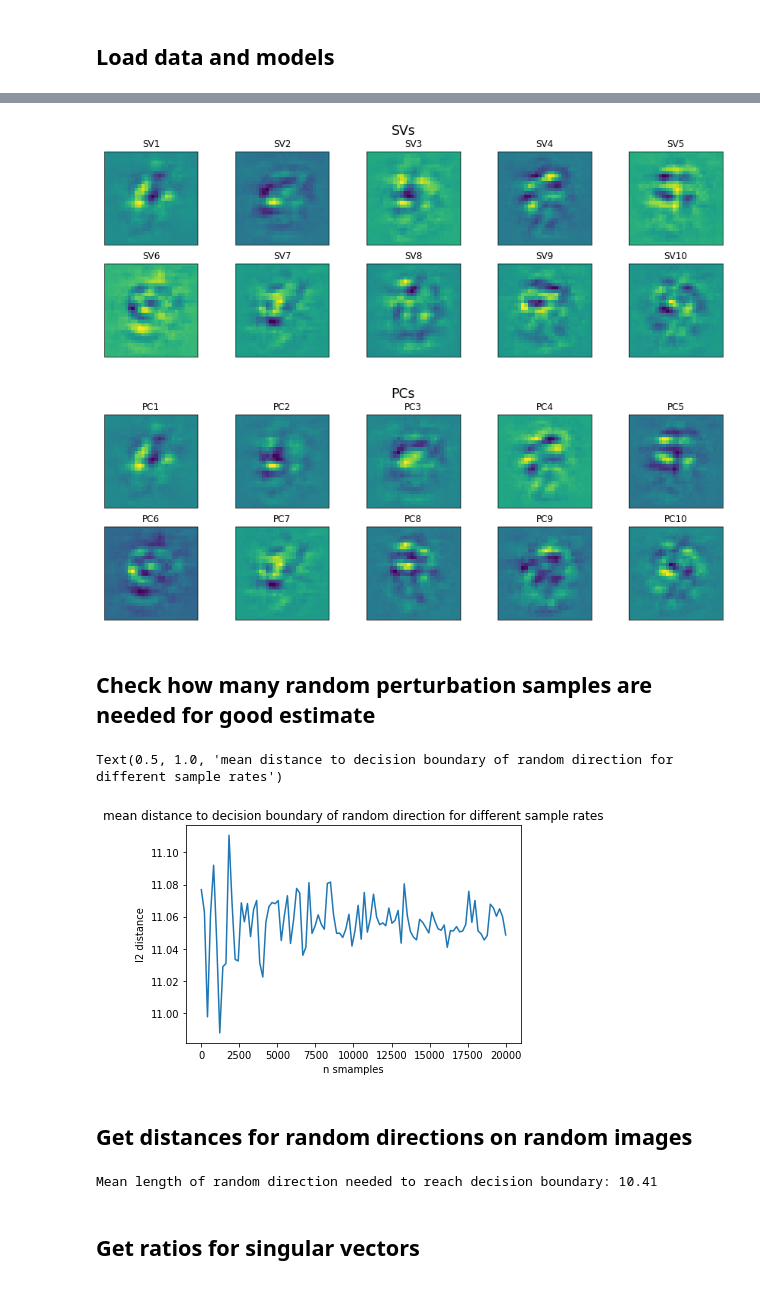
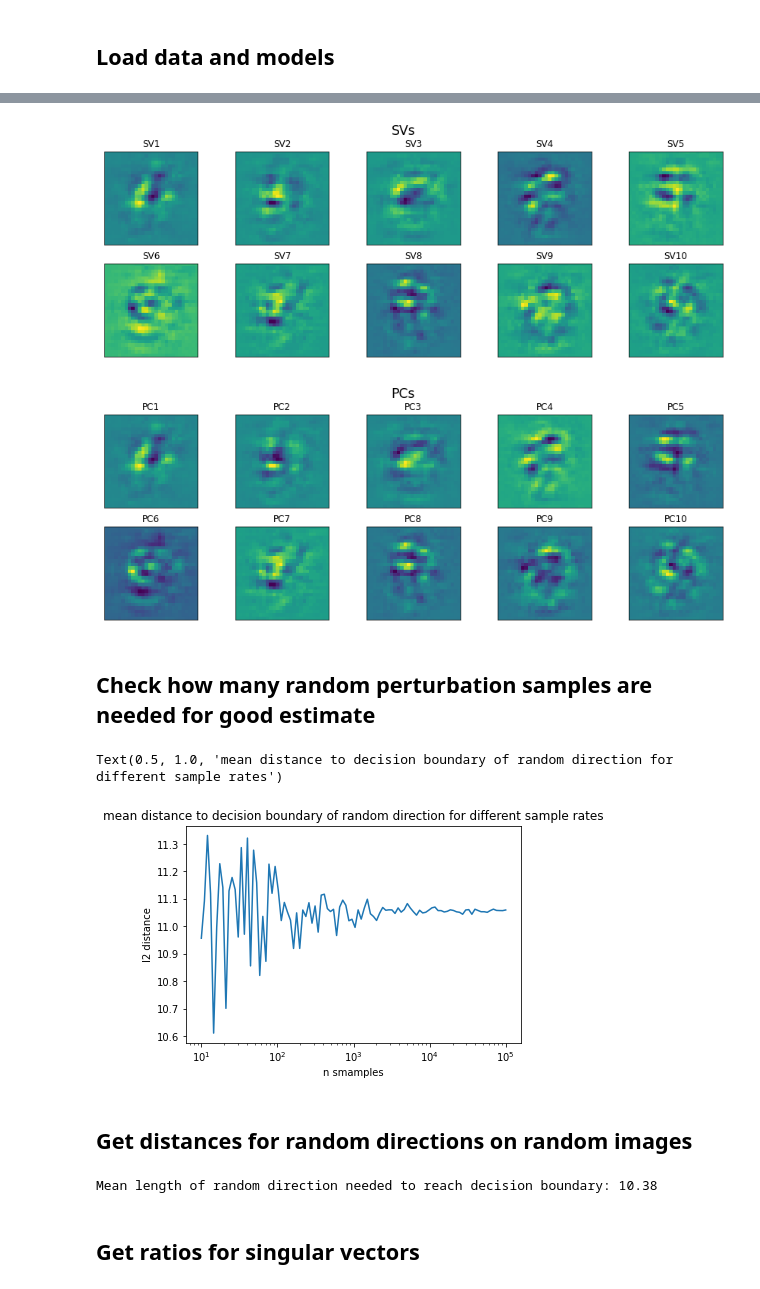
Before and after one commit to david-schu/TheGeometryOfAdversarialSubspaces, a Jupyter notebook: Universal_perts.ipynb, the cells around one changed output, grey strips where cells are left out. Cells and saved outputs as stored; diff of their text form; code cells hidden in the pictures.

```diff
--- a/Universal_perts.ipynb
+++ b/Universal_perts.ipynb
@@ -17,15 +17,15 @@ from sklearn.decomposition import PCA
 # %%
 # define functions
 
-def get_dist(orig, pert, model, delta=0.01, epsilons = np.linspace(-100,100,201)):
+def get_dist(orig, pert, model_, delta=0.01, epsilons = np.linspace(-100,100,201)):
     orig = orig.reshape(784)
     unitary_pert = pert.reshape(784)/np.linalg.norm(pert.reshape(784))
 
-    label = np.argmax(model(torch.tensor(np.reshape(orig, (1, 1, 28, 28)), device=dev())).detach().cpu().numpy())
+    label = np.argmax(model_(torch.tensor(np.reshape(orig, (1, 1, 28, 28)), device=dev())).detach().cpu().numpy())
 
-    inputs = np.outer(epsilons,unitary_pert) + orig
+    inputs = (np.outer(epsilons,unitary_pert) + orig).clip(0,1)
 
-    pred = model(torch.tensor(inputs.astype('float32'), device=dev()).reshape(-1, 1, 28, 28)).detach().cpu().numpy()
+    pred = model_(torch.tensor(inputs.astype('float32'), device=dev()).reshape(-1, 1, 28, 28)).detach().cpu().numpy()
     pred_classes = np.argmax(pred, axis=-1)
 
     if np.all(pred_classes==label):
@@ -42,24 +42,24 @@ def get_dist(orig, pert, model, delta=0.01, epsilons = np.linspace(-100,100,201)
     else:
         new_epsilons = np.linspace(epsilons[idx+1], epsilons[idx], np.maximum(int(1/delta),100))
 
-    inputs = np.outer(new_epsilons, unitary_pert) + orig
+    inputs = (np.outer(new_epsilons, unitary_pert) + orig).clip(0,1)
 
-    pred = model(torch.tensor(inputs.astype('float32'), device=dev()).reshape(-1, 1, 28, 28)).detach().cpu().numpy()
+    pred = model_(torch.tensor(inputs.astype('float32'), device=dev()).reshape(-1, 1, 28, 28)).detach().cpu().numpy()
     pred_classes = np.argmax(pred, axis=-1)
 
     idx = np.min(np.argwhere(pred_classes != label))
 
-    return np.linalg.norm(proj_inputs[idx]-orig)
+    return np.linalg.norm(inputs[idx]-orig)
 
 
-def get_mean_dist(orig, model, n_sample_dirs=100, delta=0.01):
+def get_mean_dist(orig, model_, n_sample_dirs=100, delta=0.01):
     dists = np.zeros(n_sample_dirs)
 
     # generate n random unitary vectors
     dirs = np.random.uniform(size=(n_sample_dirs,784)) - orig.reshape(784)
 
     for i, d in enumerate(dirs):
-        dists[i] = get_dist(orig, d, model, delta, epsilons = np.linspace(0,100,101))
+        dists[i] = get_dist(orig, d, model_, delta, epsilons = np.linspace(0,100,101))
 
     mean_dist = np.nanmean(dists)
 
@@ -68,7 +68,7 @@ def get_mean_dist(orig, model, n_sample_dirs=100, delta=0.01):
 ## Load data and models
 # %%
 # load data
-data = np.load('data/cnn5.npy', allow_pickle=True).item()
+data = np.load('data/cnn.npy', allow_pickle=True).item()
 advs = data['advs']
 pert_lengths = data['pert_lengths']
 classes = data['adv_class']
@@ -97,6 +113,10 @@ madry(
 # %%
 # extract singular values and vectors
-M = (dirs[:,0]-np.mean(dirs[:,0],axis=-1).reshape(-1,1)).reshape(-1,dirs[:,0].shape[-1])
+n_pixel = dirs.shape[-1]
+n_top_dirs = 1
+
+top_dirs=dirs[:,:n_top_dirs].reshape((-1,n_pixel))
+M = (top_dirs-np.mean(top_dirs,axis=0,keepdims=True))
 u,s,v = np.linalg.svd(M)
 
 # visualize first 10 singular vectors
@@ -124,25 +144,26 @@ for i in range(10):
 plt.suptitle('PCs', fontsize= 'xx-large')
 plt.show()
 # %% [output]
-[figure, old version]
+[figure, new version]
 [figure]
 # %% [markdown]
 ## Check how many random perturbation samples are needed for good estimate
 # %%
-# # see when random length converges
-# n_runs = 100
-# n_samples = np.linspace(10,20000,n_runs)
-# e_random = np.zeros(n_runs)
-# for i,n in enumerate(tqdm(n_samples)):
-# #     print('Estimating distance to decision boundary with %d random directions.' % (n))
-#     e_random[i] = get_mean_dist(images[1], model_natural, int(n))
+# see when random length converges
+n_runs = 100
+n_samples = np.logspace(1,5,n_runs)
+e_random = np.zeros(n_runs)
+for i,n in enumerate(tqdm(n_samples)):
+#     print('Estimating distance to decision boundary with %d random directions.' % (n))
+    e_random[i] = get_mean_dist(images[1], model_natural, int(n))
 plt.plot(n_samples,e_random)
 plt.xlabel('n smamples')
+plt.xscale('log')
 plt.ylabel('l2 distance')
 plt.title('mean distance to decision boundary of random direction for different sample rates')
 # %% [output]
 Text(0.5, 1.0, 'mean distance to decision boundary of random direction for different sample rates')
-[figure, old version]
+[figure, new version]
 # %% [markdown]
 ## Get distances for random directions on random images
 # %%
@@ -153,10 +174,10 @@ img_indices=img_indices[:n_images]
 d_random= np.zeros(n_images)
 
 for i, img in enumerate(tqdm(images[img_indices])):
-    d_random[i] = get_mean_dist(img, model_natural, n_sample_dirs=500)
+    d_random[i] = get_mean_dist(img, model_, n_sample_dirs=500)
 print('Mean length of random direction needed to reach decision boundary: %.2f' % (np.nanmean(d_random)))
 # %% [output]
-Mean length of random direction needed to reach decision boundary: 10.41
+Mean length of random direction needed to reach decision boundary: 10.38
 # %% [markdown]
 ## Get ratios for singular vectors
 # %%
```
Also changed, not shown: parts of 8 cells of this notebook, 1 other file.
